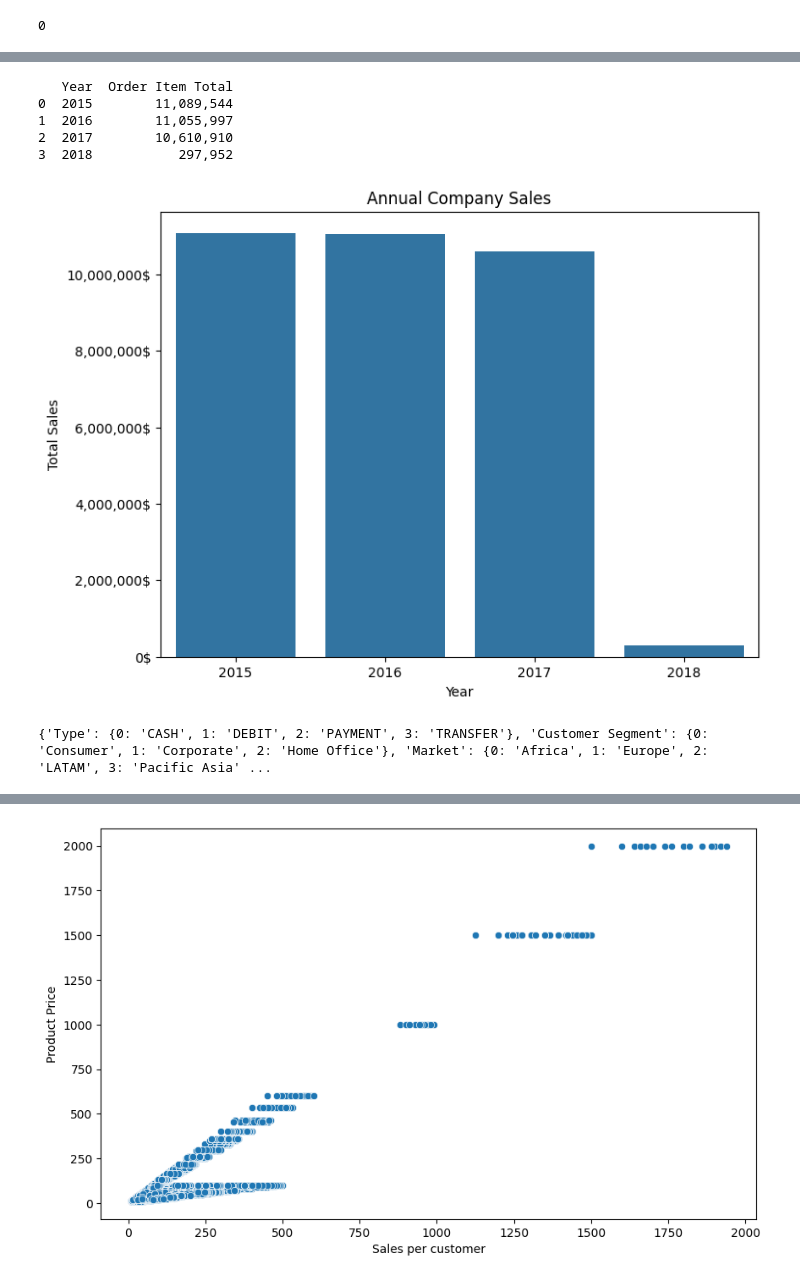
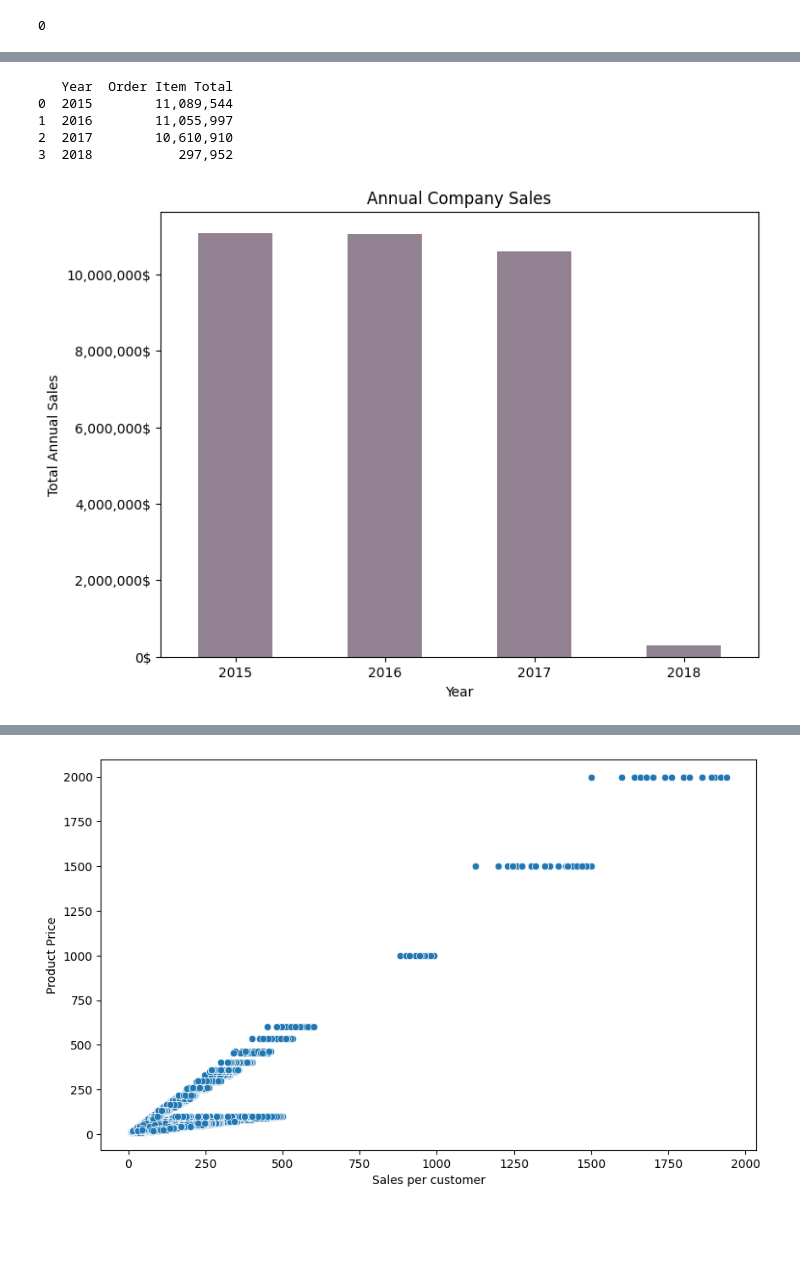
Before and after one commit to AyaSerageldin/Supply-Chain-Analysis, a Jupyter notebook: ML.ipynb, the cells around one changed output, grey strips where cells are left out. Saved outputs shown, nothing was run; the diff lists cells and outputs as text; code cells hidden in the pictures; blank space fills up the shorter version.

```diff
--- a/ML.ipynb
+++ b/ML.ipynb
@@ -75,14 +80,3 @@ Product Status                        0
 shipping date (DateOrders)            0
 Shipping Mode                         0
 dtype: int64
-# %%
-#Check For Missing Values#
-
-
-df['Customer Lname'].fillna('NONE',inplace=True)
-df['Order Zipcode'].fillna(0,inplace=True)
-df['Customer Zipcode'].fillna(0,inplace=True)
-
-del df['Product Description']
-
-print(df.isnull().sum())
@@ -124,0 +83,13 @@ dtype: int64
+# %%
+#DROP UNNECESSARY AND REDUNDENT COLUMNS#
+
+
+df.drop(['Customer Fname','Customer Lname','Customer Email','Customer Password',
+         'Customer Zipcode', 'Customer Street','Product Status',
+         'Product Image','Category Name','Order Zipcode','Department Name',
+         'Order Customer Id','Product Category Id','Order Item Cardprod Id',
+         'Product Description']
+        ,axis=1,inplace=True)
+
+#CHECK FOR NULL VALUES AGAIN#
+print(df.isnull().sum())
@@ -147,8 +136,3 @@ memory usage: 71.6+ MB
 print(df.duplicated().sum())
 # %% [output]
 0
-# %%
-#DROP Unnecessary columns to free up space#
-
-df.drop(['Customer Fname','Customer Lname','Customer Email','Customer Password','Customer Zipcode', 'Customer Street','Product Status',
-         'Product Image','Category Name','Order Zipcode','Department Name'],axis=1,inplace=True)
@@ -182,45 +196,33 @@ df.describe()
+# %%
+#ENSURE DATES ARE IN TEH RIGHT FORMATS#
+df['order date (DateOrders)'] = pd.to_datetime(df['order date (DateOrders)'], format='%m/%d/%Y %H:%M', errors='coerce')
+df['shipping date (DateOrders)'] = pd.to_datetime(df['shipping date (DateOrders)'], format='%m/%d/%Y %H:%M', errors='coerce')
 # %%
 from datetime import date
 #DISPLAY COMPANY ANNUAL COMPANY SALES#
-
 df['Year']=df['order date (DateOrders)'].dt.year
 Grouped_Data = df.groupby('Year').agg({'Order Item Total':'sum'}).reset_index()
 pd.options.display.float_format = '{:,.0f}'.format
 
 print(Grouped_Data)
 
 from matplotlib.ticker import FuncFormatter
 
 def currency_format(x, pos):
     return f'{x:,.0f}'+'$'
 
 plt.figure(figsize=(8, 6))
-sns.barplot(x='Year', y='Order Item Total', data=Grouped_Data)
+sns.barplot(x='Year', y='Order Item Total', data=Grouped_Data,color='#947e94',width=0.5)
 plt.title('Annual Company Sales')
 plt.xlabel('Year')
-plt.ylabel('Total Sales')
+plt.ylabel('Total Annual Sales')
 
 plt.gca().yaxis.set_major_formatter(FuncFormatter(currency_format))
 plt.show()
 # %% [output]
    Year  Order Item Total
 0  2015        11,089,544
 1  2016        11,055,997
 2  2017        10,610,910
 3  2018           297,952
-[figure, old version]
+[figure, new version]
-# %%
-#ENCODING OF CATEGORICAL DATA TO NUMERCIAL#
-
-categorical_columns = ["Type", "Customer Segment", "Market", "Order Status", "Shipping Mode"]
-
-category_mappings = {}
-
-for col in categorical_columns:
-    df[col] = df[col].astype("category")  # Convert to categorical
-    df[f"{col}_Code"] = df[col].cat.codes  # Assign numerical codes
-    category_mappings[col] = dict(enumerate(df[col].cat.categories))  # Store mapping
-
-print(category_mappings)
-# %% [output]
-{'Type': {0: 'CASH', 1: 'DEBIT', 2: 'PAYMENT', 3: 'TRANSFER'}, 'Customer Segment': {0: 'Consumer', 1: 'Corporate', 2: 'Home Office'}, 'Market': {0: 'Africa', 1: 'Europe', 2: 'LATAM', 3: 'Pacific Asia' ...
```
Also changed, not shown: parts of 37 cells of this notebook.
